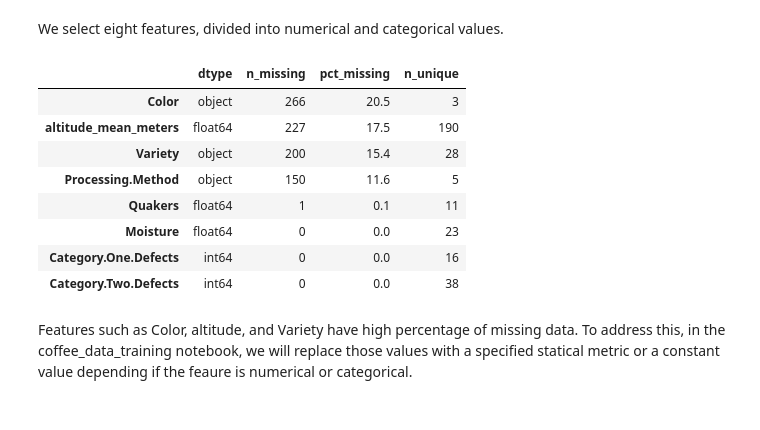
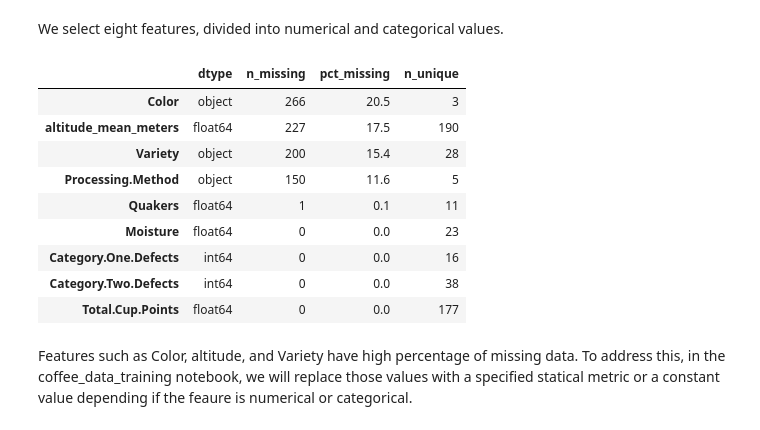
Before and after one commit to nayuAlv/Arabica_coffee_quality, a Jupyter notebook: notebooks/coffee_data_analysis.ipynb, the cells around one changed output. Saved outputs shown, nothing was run; the diff lists cells and outputs as text; code cells hidden in the pictures.

```diff
--- a/notebooks/coffee_data_analysis.ipynb
+++ b/notebooks/coffee_data_analysis.ipynb
@@ -208,30 +211,33 @@ We select eight features, divided into numerical and categorical values.
 # %%
 numerical_features = ["altitude_mean_meters", "Moisture",
                     "Category.One.Defects", "Category.Two.Defects", "Quakers"]
 
 categorical_features = ["Variety", "Processing.Method", "Color"]
 
-features = numerical_features + categorical_features
+target_y = ["Total.Cup.Points"]
+
+features = numerical_features + categorical_features + target_y
 
 coffee_df = coffee_df[features]
 
 info = pd.DataFrame({
     "dtype": coffee_df.dtypes,
     "n_missing": coffee_df.isna().sum(),
     "pct_missing": (coffee_df.isna().mean()*100).round(1),
     "n_unique": coffee_df.nunique(),
 })
 info.sort_values("pct_missing", ascending = False)
 # %% [output]
 |  | dtype | n_missing | pct_missing | n_unique |
 | Color | object | 266 | 20.5 | 3 |
 | altitude_mean_meters | float64 | 227 | 17.5 | 190 |
 | Variety | object | 200 | 15.4 | 28 |
 | Processing.Method | object | 150 | 11.6 | 5 |
 | Quakers | float64 | 1 | 0.1 | 11 |
 | Moisture | float64 | 0 | 0.0 | 23 |
 | Category.One.Defects | int64 | 0 | 0.0 | 16 |
 | Category.Two.Defects | int64 | 0 | 0.0 | 38 |
+| Total.Cup.Points | float64 | 0 | 0.0 | 177 |
 # %% [markdown]
 Features such as Color, altitude, and Variety have high percentage of missing data. To address this, in the coffee_data_training notebook, we will replace those values with a specified statical metric or a constant value depending if the feaure is numerical or categorical.
 # %%
```
Also changed, not shown: parts of 1 cell of this notebook, 3 other files.
